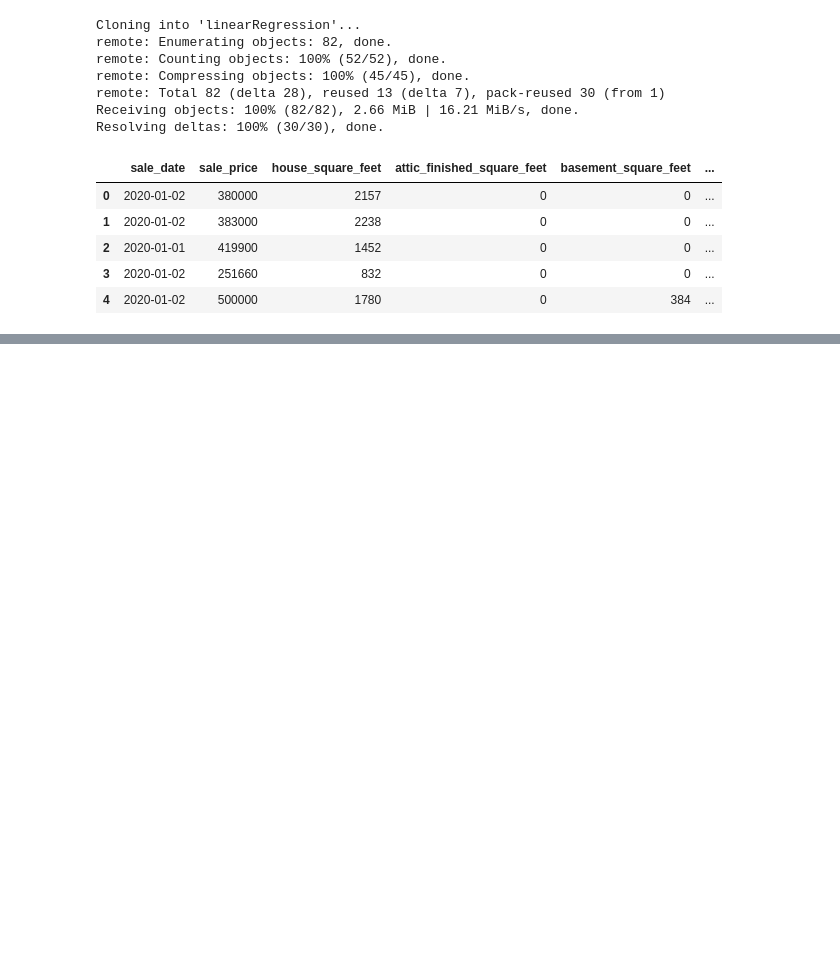
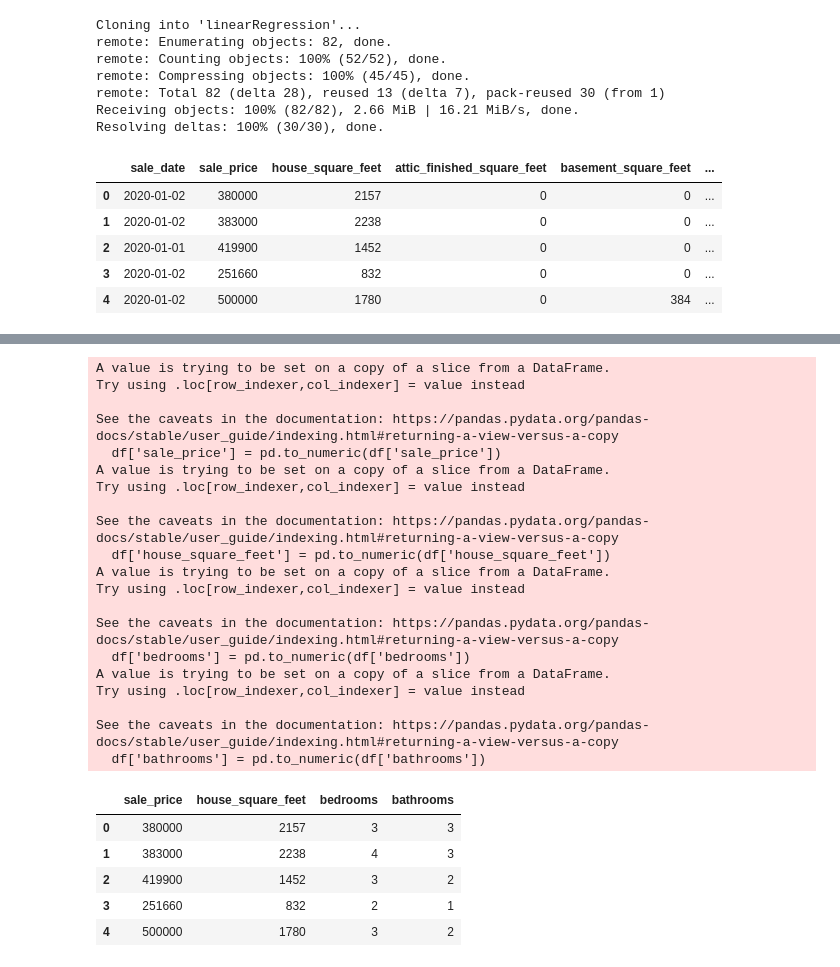
Before and after one commit to Troy-S-Meink/linearRegression, a Jupyter notebook: 04_hedonic_pricing/04_hedonic_pricing.ipynb, the cells around one changed output, grey strips where cells are left out. Saved outputs shown, nothing was run; the diff lists cells and outputs as text; code cells hidden in the pictures; blank space fills up the shorter version.

```diff
--- a/04_hedonic_pricing/04_hedonic_pricing.ipynb
+++ b/04_hedonic_pricing/04_hedonic_pricing.ipynb
@@ -44,0 +58,33 @@ df.head()
+# %%
+# Replacing all of the string values with numbers
+df['sale_price'] = pd.to_numeric(df['sale_price'])
+df['house_square_feet'] = pd.to_numeric(df['house_square_feet'])
+df['bedrooms'] = pd.to_numeric(df['bedrooms'])
+df['bathrooms'] = pd.to_numeric(df['bathrooms'])
+# %% [output]
+A value is trying to be set on a copy of a slice from a DataFrame.
+Try using .loc[row_indexer,col_indexer] = value instead
+
+See the caveats in the documentation: https://pandas.pydata.org/pandas-docs/stable/user_guide/indexing.html#returning-a-view-versus-a-copy
+  df['sale_price'] = pd.to_numeric(df['sale_price'])
+A value is trying to be set on a copy of a slice from a DataFrame.
+Try using .loc[row_indexer,col_indexer] = value instead
+
+See the caveats in the documentation: https://pandas.pydata.org/pandas-docs/stable/user_guide/indexing.html#returning-a-view-versus-a-copy
+  df['house_square_feet'] = pd.to_numeric(df['house_square_feet'])
+A value is trying to be set on a copy of a slice from a DataFrame.
+Try using .loc[row_indexer,col_indexer] = value instead
+
+See the caveats in the documentation: https://pandas.pydata.org/pandas-docs/stable/user_guide/indexing.html#returning-a-view-versus-a-copy
+  df['bedrooms'] = pd.to_numeric(df['bedrooms'])
+A value is trying to be set on a copy of a slice from a DataFrame.
+Try using .loc[row_indexer,col_indexer] = value instead
+
+See the caveats in the documentation: https://pandas.pydata.org/pandas-docs/stable/user_guide/indexing.html#returning-a-view-versus-a-copy
+  df['bathrooms'] = pd.to_numeric(df['bathrooms'])
+|  | sale_price | house_square_feet | bedrooms | bathrooms |
+| 0 | 380000 | 2157 | 3 | 3 |
+| 1 | 383000 | 2238 | 4 | 3 |
+| 2 | 419900 | 1452 | 3 | 2 |
+| 3 | 251660 | 832 | 2 | 1 |
+| 4 | 500000 | 1780 | 3 | 2 |
```
Also changed, not shown: parts of 6 cells of this notebook.
